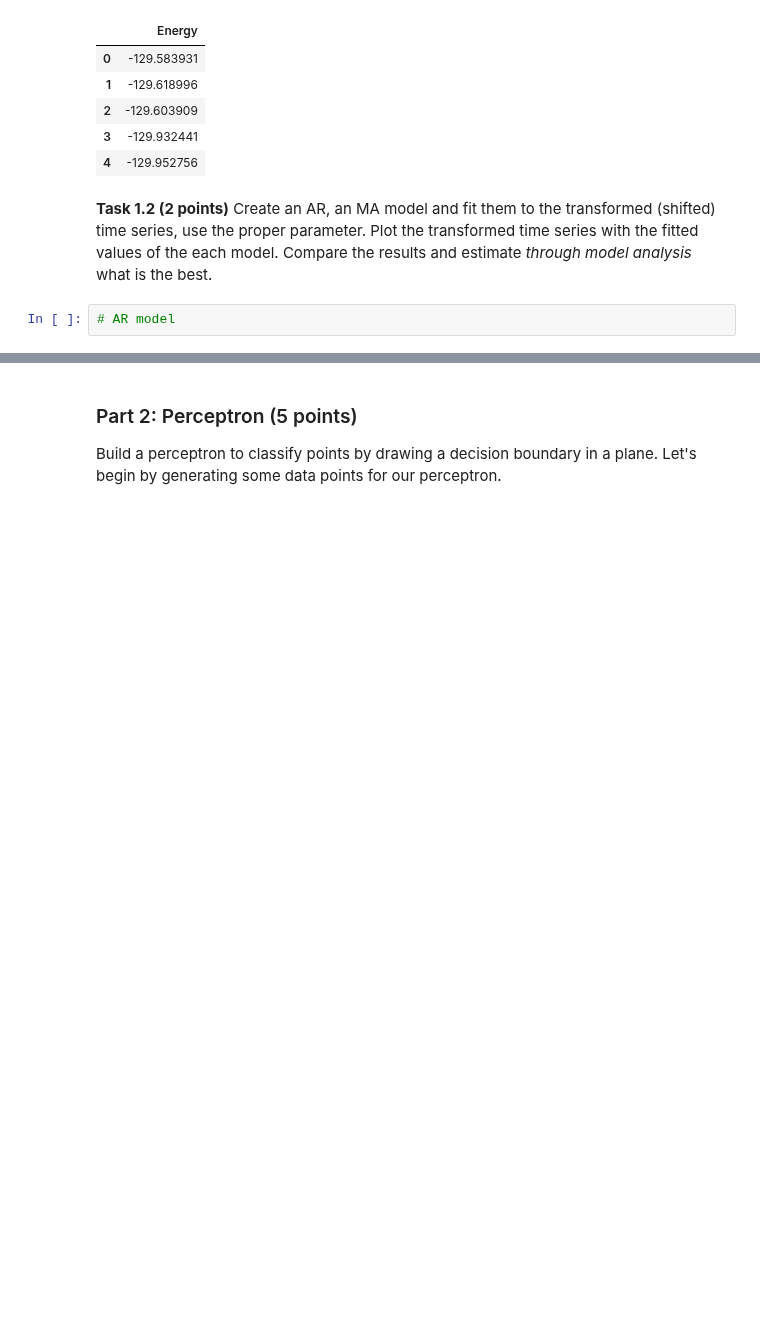
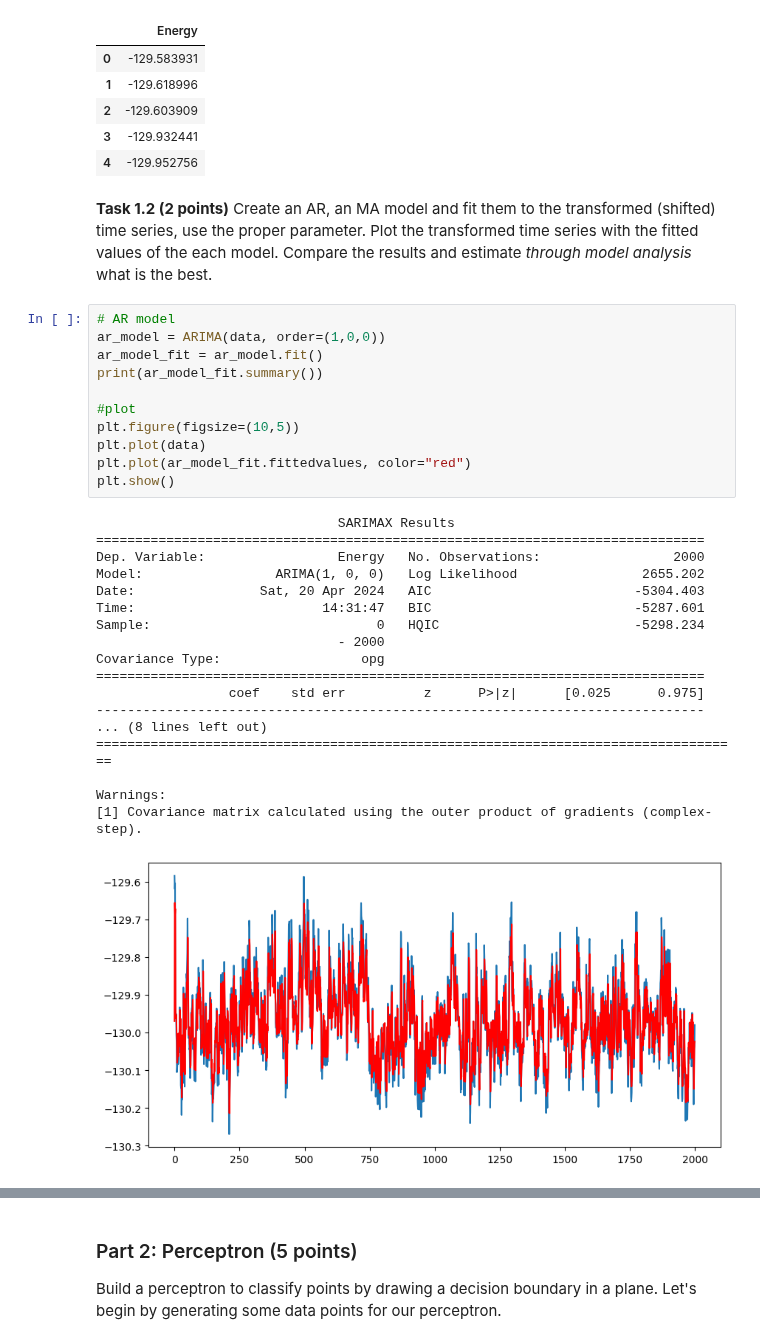
Before and after one commit to troniixx/uzh, a Jupyter notebook: Computational Science/Sem 2/ESC403/Exercise 7/Session_08.ipynb, the cells around one changed output, grey strips where cells are left out. Saved outputs shown, nothing was run; the diff lists cells and outputs as text; blank space fills up the shorter version.

```diff
--- a/Computational Science/Sem 2/ESC403/Exercise 7/Session_08.ipynb
+++ b/Computational Science/Sem 2/ESC403/Exercise 7/Session_08.ipynb
@@ -188,4 +222,32 @@ data.head()
 **Task 1.2 (2 points)** Create an AR, an MA model and fit them to the transformed (shifted) time series, use the proper parameter. Plot the transformed time series with the fitted values of the each model. Compare the results and estimate *through model analysis* what is the best.
 # %%
 # AR model
+ar_model = ARIMA(data, order=(1,0,0))
+ar_model_fit = ar_model.fit()
+print(ar_model_fit.summary())
+
+#plot
+plt.figure(figsize=(10,5))
+plt.plot(data)
+plt.plot(ar_model_fit.fittedvalues, color="red")
+plt.show()
+# %% [output]
+                               SARIMAX Results
+==============================================================================
+Dep. Variable:                 Energy   No. Observations:                 2000
+Model:                 ARIMA(1, 0, 0)   Log Likelihood                2655.202
+Date:                Sat, 20 Apr 2024   AIC                          -5304.403
+Time:                        14:31:47   BIC                          -5287.601
+Sample:                             0   HQIC                         -5298.234
+                               - 2000
+Covariance Type:                  opg
+==============================================================================
+                 coef    std err          z      P>|z|      [0.025      0.975]
+------------------------------------------------------------------------------
+... (8 lines left out)
+===================================================================================
+
+Warnings:
+[1] Covariance matrix calculated using the outer product of gradients (complex-step).
+[figure, added]
 # %%
```
Also changed, not shown: parts of 8 cells of this notebook.
